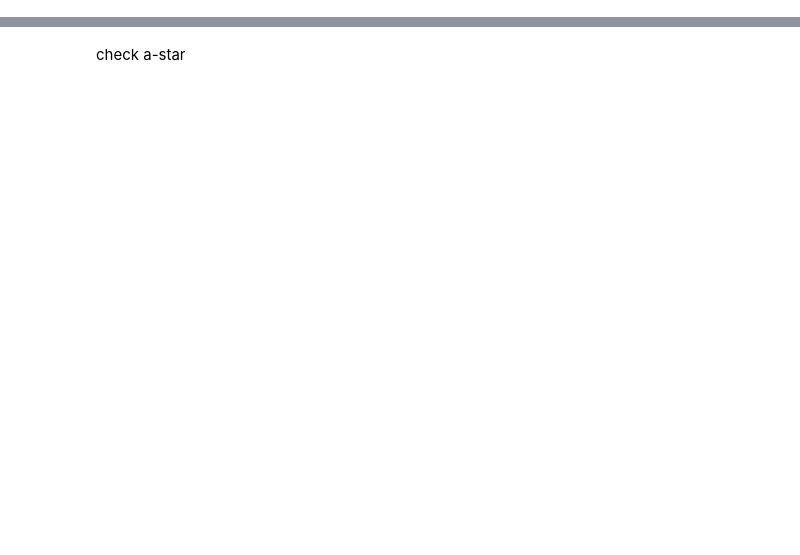
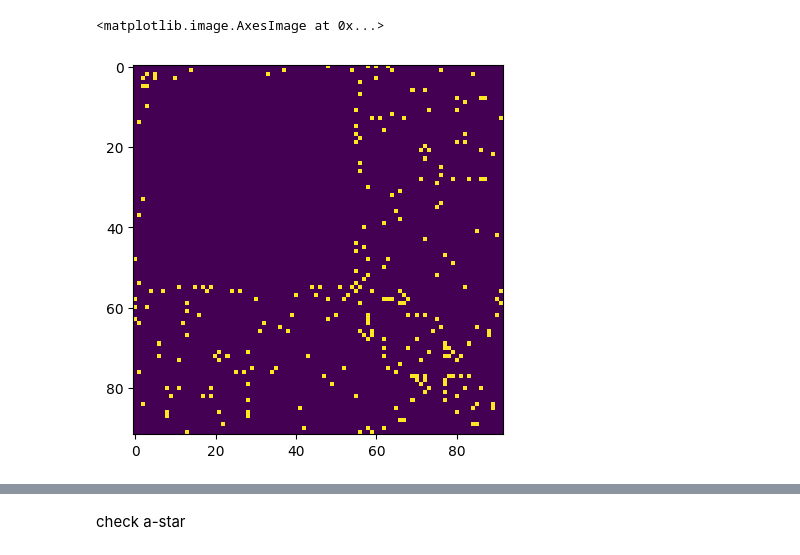
Before and after one commit to romanroff/graph_clustering, a Jupyter notebook: notebooks/test_a_star_new_clustering.ipynb, the cells around one changed output, grey strips where cells are left out. Cells and saved outputs as stored; diff of their text form; code cells hidden in the pictures; blank space fills up the shorter version.

```diff
--- a/notebooks/test_a_star_new_clustering.ipynb
+++ b/notebooks/test_a_star_new_clustering.ipynb
@@ -25,7 +38,7 @@ def get_statistic_per_point(graph: nx.Graph, c_from: int, c_to: int, _cls2hubs:
     generator = tqdm(iter, desc='find statistic', total=len(nodes_to) * len(nodes_from)) if log else iter
     for f,t in generator:
         p = nx.single_source_dijkstra(graph, f, t, weight='length')
-        cls = list(dict.fromkeys([int(graph.nodes()[u]['cluster']) for u in p[1]]))
+        cls = upper_path(p[1],graph)
         cls = tuple(cls)
         if cls not in statistic:
             statistic[cls] = 0
@@ -242,8 +255,40 @@ def resolve_by_hdbscan(H: nx.Graph):
             H.nodes()[j]['cluster'] = i
     del scan
     return cls
+
+def resolve_by_mapper(H: nx.Graph):
+    id2node = {i:u for i,u in enumerate(H.nodes())}
+    x = np.array([[d['x'], d['y'], u] for u, d in H.nodes(data=True)])
+    m = km.KeplerMapper()
+    pd = m.fit_transform(x)
+    gg = m.map(pd, x, clusterer=HDBSCAN(metric='cosine'))
+    communities = []
+    for i, u in gg['nodes'].items():
+        nodes  = {id2node[k] for k in u}
+        communities.append(nodes)
+    print(len(communities))
+    cls = []
+    for i, c in enumerate(communities):
+        # print(c)
+        for n in nx.connected_components(g.subgraph(c)):
+            cls.append(n)
+    for i, ids in enumerate(cls):
+        for j in ids:
+            H.nodes()[j]['cluster'] = i
+    return cls
 # %%
 # примеры id есть в test_city.py
-g = get_graph('R71525')
-len(g.nodes), len(g.edges)
+id_graph = 'R2555133'
+path = f'../data/graphs/{id_graph}.pickle'
+if os.path.exists(path):
+    with open(path, 'rb') as fp:
+        g : nx.Graph = pickle.load(fp)
+        fp.close()
+else:
+    g = get_graph(id_graph)
+    with open(path, 'wb') as fp:
+        pickle.dump(g, fp)
+        fp.close()
+assert g is not None
+len(g.nodes()), len(g.edges())
 # %% [output]
@@ -314,0 +380,5 @@ g1, cls2c = build_center_graph(g, cms, ad_mat, cls2n)
+# %%
+plt.imshow(nx.adjacency_matrix(g1).toarray())
+# %% [output]
+<matplotlib.image.AxesImage at 0x...>
+[figure, added]
```
Also changed, not shown: parts of 21 cells of this notebook.
